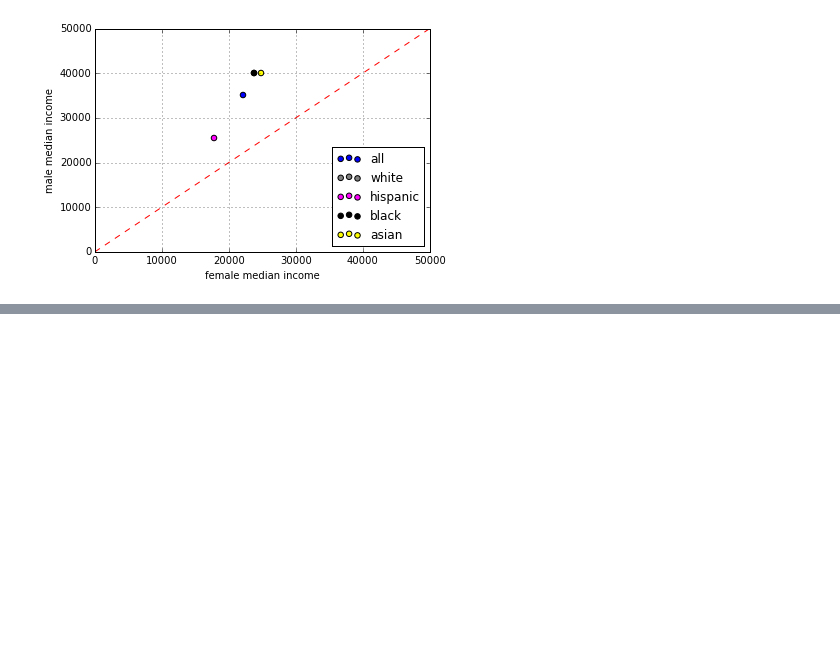
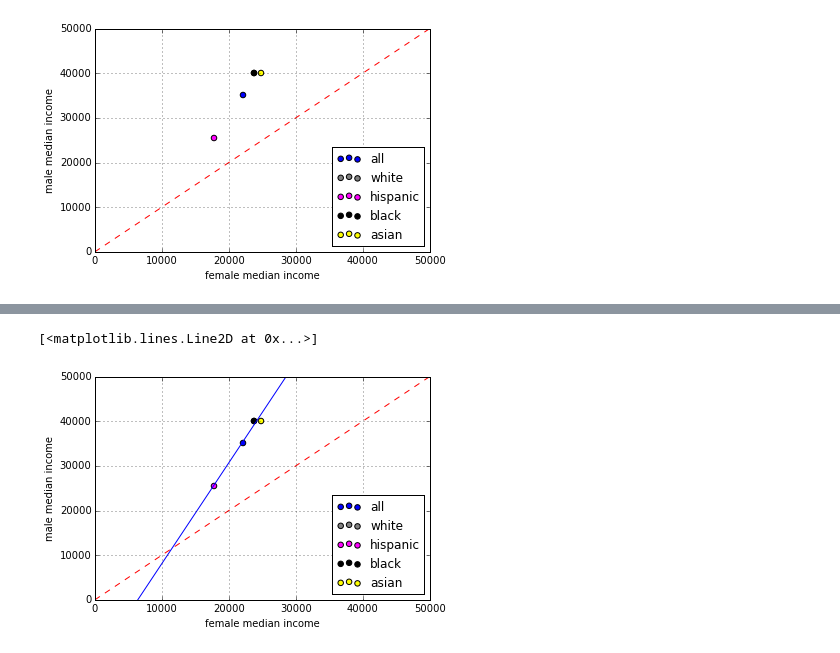
Before and after one commit to Elixeus/PUI2015_xwang, a Jupyter notebook: HW5/assignment5_2XiaWang.ipynb, the cells around one changed output, grey strips where cells are left out. Drawn from its saved outputs; the diff is of its cells as text; code cells hidden in the pictures; blank space fills up the shorter version.

Commit message:
fit a line for the dots

```diff
--- a/HW5/assignment5_2XiaWang.ipynb
+++ b/HW5/assignment5_2XiaWang.ipynb
@@ -86,3 +87,10 @@ plt.plot((0,50000), (0,50000), 'r--')
 # %% [output]
 [<matplotlib.lines.Line2D at 0x...>]
 [figure]
+# %%
+X = [salfA, salfW, salfH, salfB, salfY]
+Y = [salmA, salmW, salmH, salmB, salmY]
+X1 = sm.add_constant(X, prepend = False)
+model1 = sm.OLS(Y, X1).fit()
+print model1.summary()
+w1, w0 = model1.params
@@ -88,0 +115,19 @@ plt.plot((0,50000), (0,50000), 'r--')
+# %%
+plt.scatter(salfA, salmA, s=30, c='b', label='all')
+plt.scatter(salfW, salmW, s=30, c='grey', label='white')
+plt.scatter(salfH, salmH, s=30, c='magenta', label='hispanic')
+plt.scatter(salfB, salmB, s=30, c='black', label='black')
+plt.scatter(salfY, salmY, s=30, c='yellow', label='asian')
+plt.xlim((0, 50000))
+plt.ylim((0, 50000))
+plt.grid()
+plt.xlabel('female median income')
+plt.ylabel('male median income')
+plt.legend(loc=4)
+plt.plot((0,50000), (0,50000), 'r--')
+xl = np.arange(0,35000,1)
+yl = w1*xl + w0
+plt.plot(xl, yl, 'b')
+# %% [output]
+[<matplotlib.lines.Line2D at 0x...>]
+[figure, added]
```
Also changed, not shown: parts of 2 cells of this notebook.
